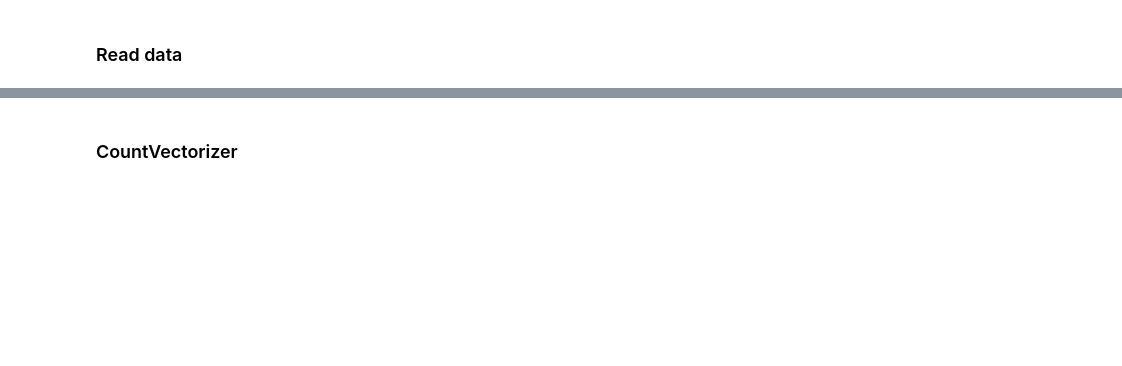
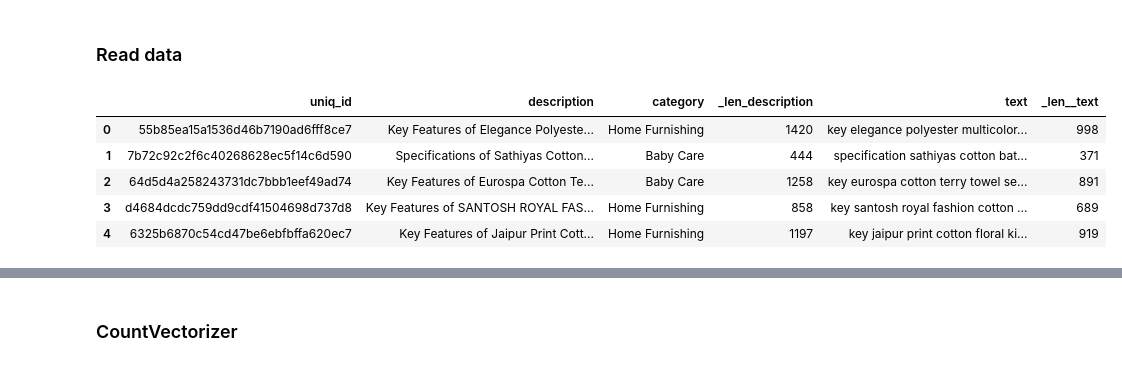
Before and after one commit to alhassane-lab/p6-ds, a Jupyter notebook: notebooks/feature_extraction.ipynb, the cells around one changed output, grey strips where cells are left out. Cells and saved outputs as stored; diff of their text form; code cells hidden in the pictures; blank space fills up the shorter version.

```diff
--- a/notebooks/feature_extraction.ipynb
+++ b/notebooks/feature_extraction.ipynb
@@ -53,7 +48,14 @@ preprocess = DataProcessor()
 # %% [markdown]
 ### Read data
 # %%
-data=pd.read_csv("../data/cleaned_data.csv", encoding="utf-8")
+data=pd.read_csv("../outputs/data/data_clean_20240114.csv", encoding="utf-8")
 data.head()
+# %% [output]
+|  | uniq_id | description | category | _len_description | text | _len__text |
+| 0 | 55b85ea15a1536d46b7190ad6fff8ce7 | Key Features of Elegance Polyeste... | Home Furnishing | 1420 | key elegance polyester multicolor... | 998 |
+| 1 | 7b72c92c2f6c40268628ec5f14c6d590 | Specifications of Sathiyas Cotton... | Baby Care | 444 | specification sathiyas cotton bat... | 371 |
+| 2 | 64d5d4a258243731dc7bbb1eef49ad74 | Key Features of Eurospa Cotton Te... | Baby Care | 1258 | key eurospa cotton terry towel se... | 891 |
+| 3 | d4684dcdc759dd9cdf41504698d737d8 | Key Features of SANTOSH ROYAL FAS... | Home Furnishing | 858 | key santosh royal fashion cotton ... | 689 |
+| 4 | 6325b6870c54cd47be6ebfbffa620ec7 | Key Features of Jaipur Print Cott... | Home Furnishing | 1197 | key jaipur print cotton floral ki... | 919 |
 # %%
 data.info()
```
Also changed, not shown: parts of 10 cells of this notebook, 12 other files.
